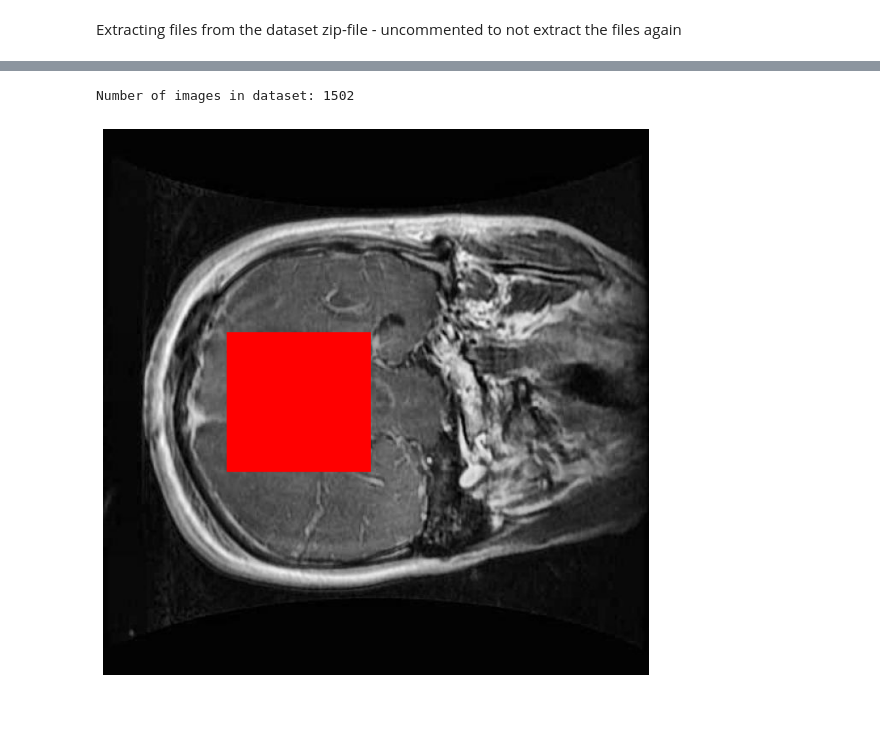
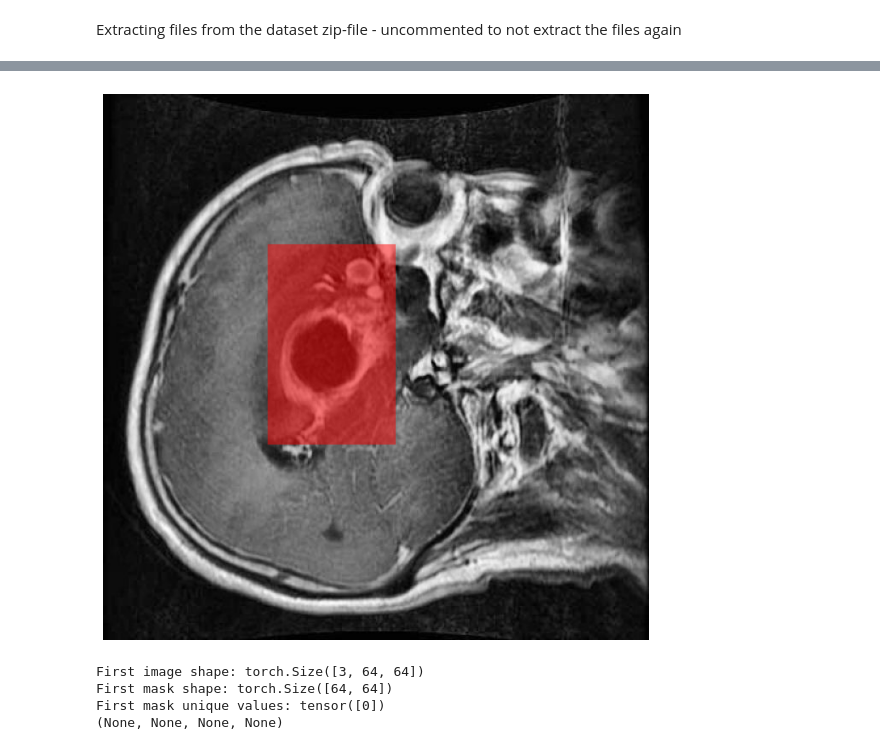
Before and after one commit to heden1/tumor-segmentation, a Jupyter notebook: main.ipynb, the cells around one changed output, grey strips where cells are left out. Saved outputs shown, nothing was run; the diff lists cells and outputs as text; code cells hidden in the pictures; blank space fills up the shorter version.

```diff
--- a/main.ipynb
+++ b/main.ipynb
@@ -149,7 +210,3 @@ dataloader = DataLoader(dataset, batch_size=4, shuffle=True, num_workers=4)
-# %%
-print("Number of images in dataset:", len(dataset))
-# %% [output]
-Number of images in dataset: 1502
 # %%
 import os
 import json
@@ -176,42 +233,77 @@ img_dir = 'train'
 images, annotations, categories = load_coco_annotations(json_path)
 
 # Select a random image
-random_img_id = list(images.keys())[0]
+random_img_id = list(images.keys())[1]
 img_info = images[random_img_id]
 img_path = os.path.join(img_dir, img_info['file_name'])
 
 # Load the image
 image = Image.open(img_path).convert("RGB")
 
 # Create an empty mask
 mask = Image.new('L', (img_info['width'], img_info['height']), 0)
 draw = ImageDraw.Draw(mask)
 
 # Fill the mask with the segmentation annotations
 for ann in annotations:
     if ann['image_id'] == random_img_id:
         segmentation = ann['segmentation']
         for seg in segmentation:
             poly = np.array(seg).reshape((len(seg) // 2, 2))
             draw.polygon([tuple(p) for p in poly], outline=1, fill=1)
 
 mask = np.array(mask, dtype=np.uint8)
 
 # Create a red mask
-red_mask = np.zeros((img_info['height'], img_info['width'], 3), dtype=np.uint8)
-red_mask[:, :, 0] = mask * 255  # Red channel
+red_mask = Image.new('RGBA', (img_info['width'], img_info['height']), (255, 0, 0, 0))
+red_mask_np = np.array(red_mask)
+red_mask_np[mask == 1] = [255, 0, 0, 128]  # Red with alpha 128 (semi-transparent)
 
-# Convert image to numpy array
-image_np = np.array(image)
+# Convert image to RGBA
+image_rgba = image.convert("RGBA")
+image_np = np.array(image_rgba)
 
 # Overlay the red mask on the image
-overlay = image_np.copy()
-overlay[mask == 1] = [255, 0, 0]
+overlay = Image.alpha_composite(image_rgba, Image.fromarray(red_mask_np))
+
+# Plot the image with th
 
 # Plot the image with the segmentation mask
 plt.figure(figsize=(10, 10))
 plt.imshow(overlay)
 plt.axis('off')
 plt.show()
 # %% [output]
-[figure, old version]
+[figure, new version]
+# %%
+# Access the first element of the dataset
+first_image, first_mask = train_dataset[0]
+
+# Print the shapes of the first image and mask
+print(f"First image shape: {first_image.shape}")
+print(f"First mask shape: {first_mask.shape}")
+print(f"First mask unique values: {torch.unique(first_mask)}")
+import numpy as np
+from scipy.ndimage import find_objects
+
+def create_bounding_box(mask):
+    mask = mask.numpy()
+    mask = mask.astype(np.uint8)
+
+    # Find the bounding box of the non-zero elements in the mask
+    slices = find_objects(mask)
+    if slices:
+        slice_x, slice_y = slices[0]
+        x, y = slice_x.start, slice_y.start
+        w, h = slice_x.stop - slice_x.start, slice_y.stop - slice_y.start
+        return x, y, w, h
+    else:
+        return None, None, None, None  # No bounding box found
+
+# Create a bounding box for the first mask
+print(create_bounding_box(first_mask))
+# %% [output]
+First image shape: torch.Size([3, 64, 64])
+First mask shape: torch.Size([64, 64])
+First mask unique values: tensor([0])
+(None, None, None, None)
```
Also changed, not shown: parts of 7 cells of this notebook.
